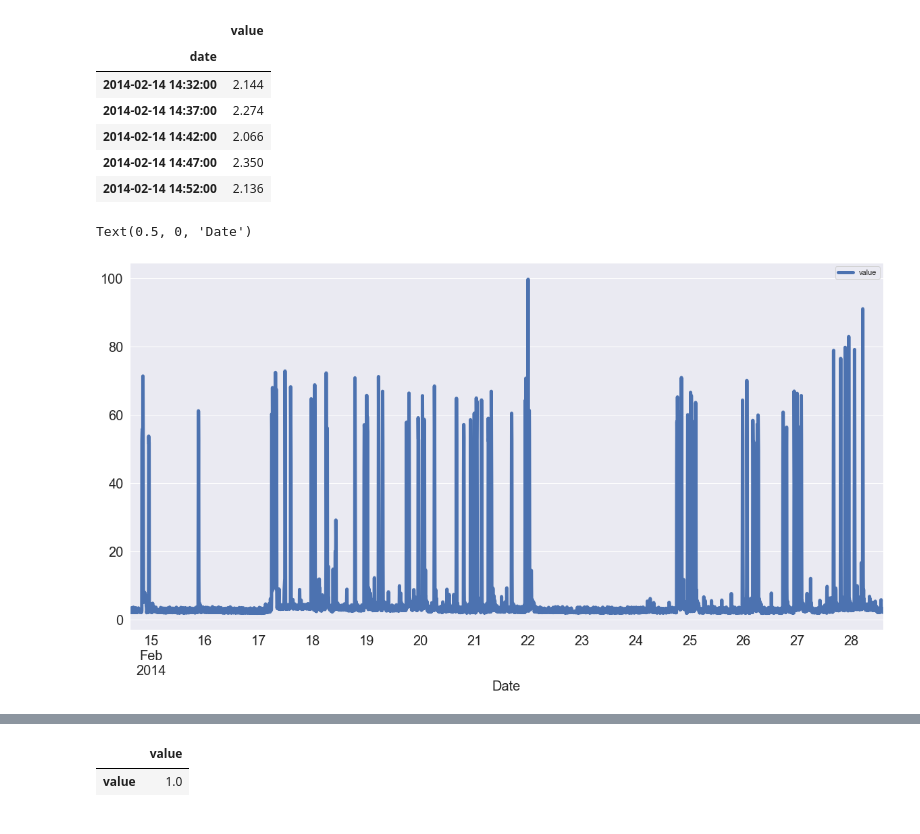
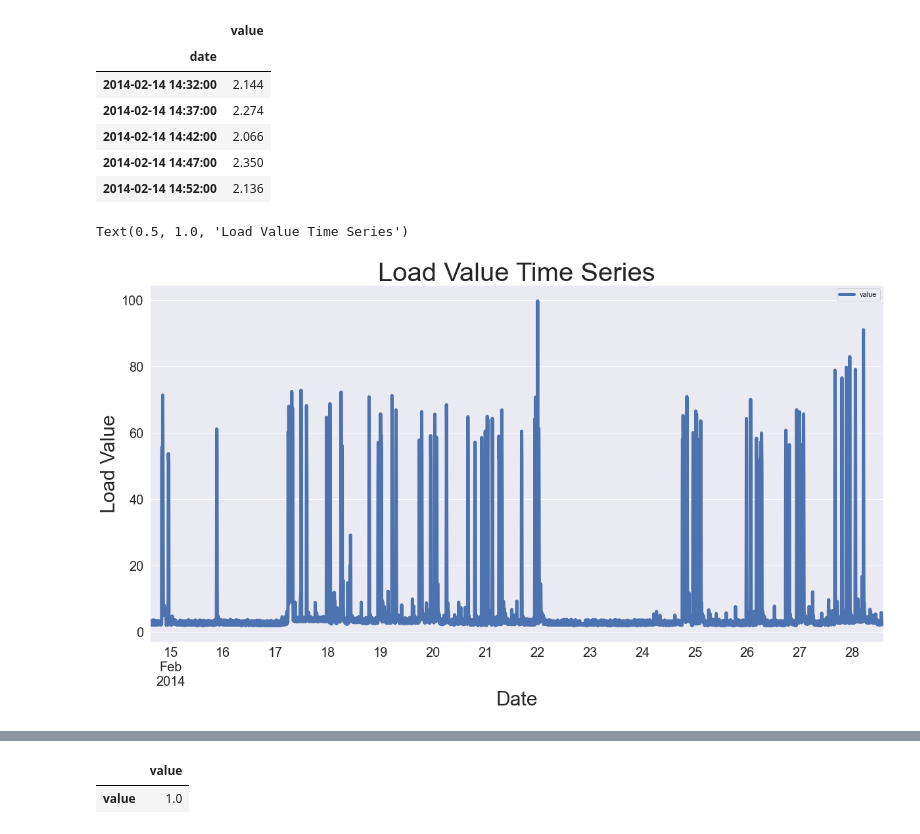
Before and after one commit to podyssea/Optimal-Stopping-Theory-Models, a Jupyter notebook: build/time-series_analysis_version2.0.ipynb, the cells around one changed output, grey strips where cells are left out. Cells and saved outputs as stored; diff of their text form; code cells hidden in the pictures.

```diff
--- a/build/time-series_analysis_version2.0.ipynb
+++ b/build/time-series_analysis_version2.0.ipynb
@@ -60,10 +60,12 @@ df.head()
 | 2014-02-14 14:52:00 | 2.136 |
 # %%
 df[['value']].plot(figsize = (20,10), linewidth = 5, fontsize = 20)
-plt.xlabel('Date', fontsize = 20)
+plt.xlabel('Date', fontsize = 30)
+plt.ylabel('Load Value', fontsize = 30)
+plt.title('Load Value Time Series', fontsize = 40)
 # %% [output]
-Text(0.5, 0, 'Date')
+Text(0.5, 1.0, 'Load Value Time Series')
-[figure, old version]
+[figure, new version]
 # %%
 print("Smoothing")
 values = df[['value']]
```
Also changed, not shown: parts of 2 cells of this notebook, 12 other files.
